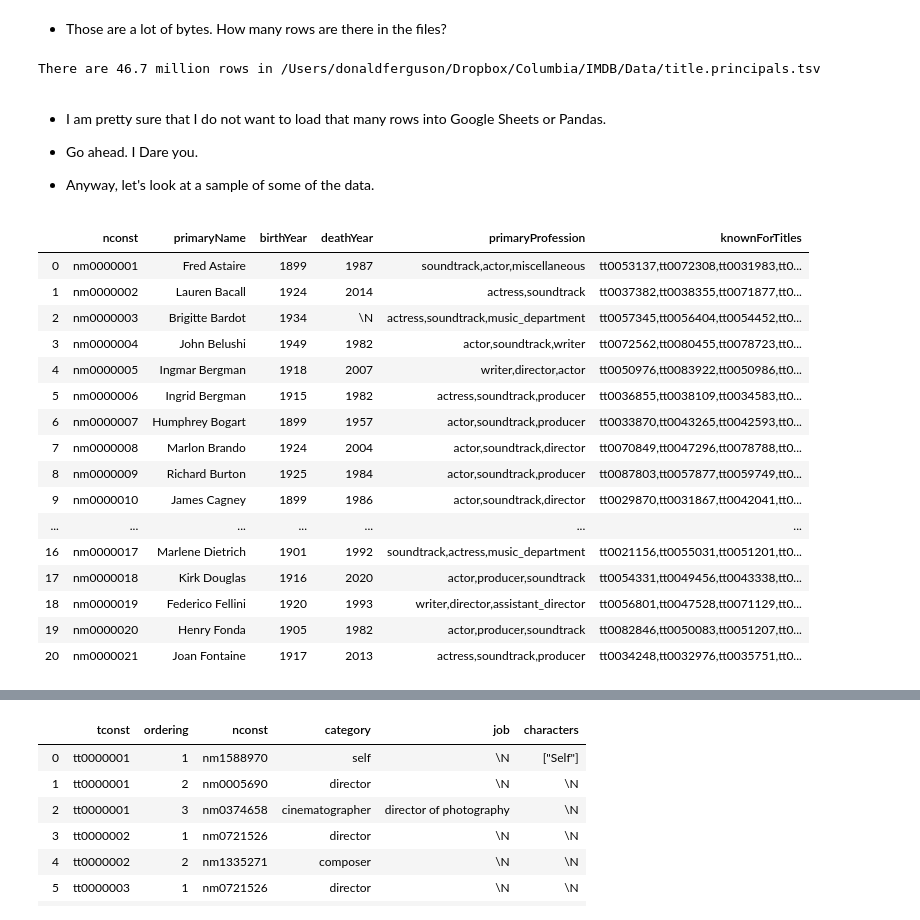
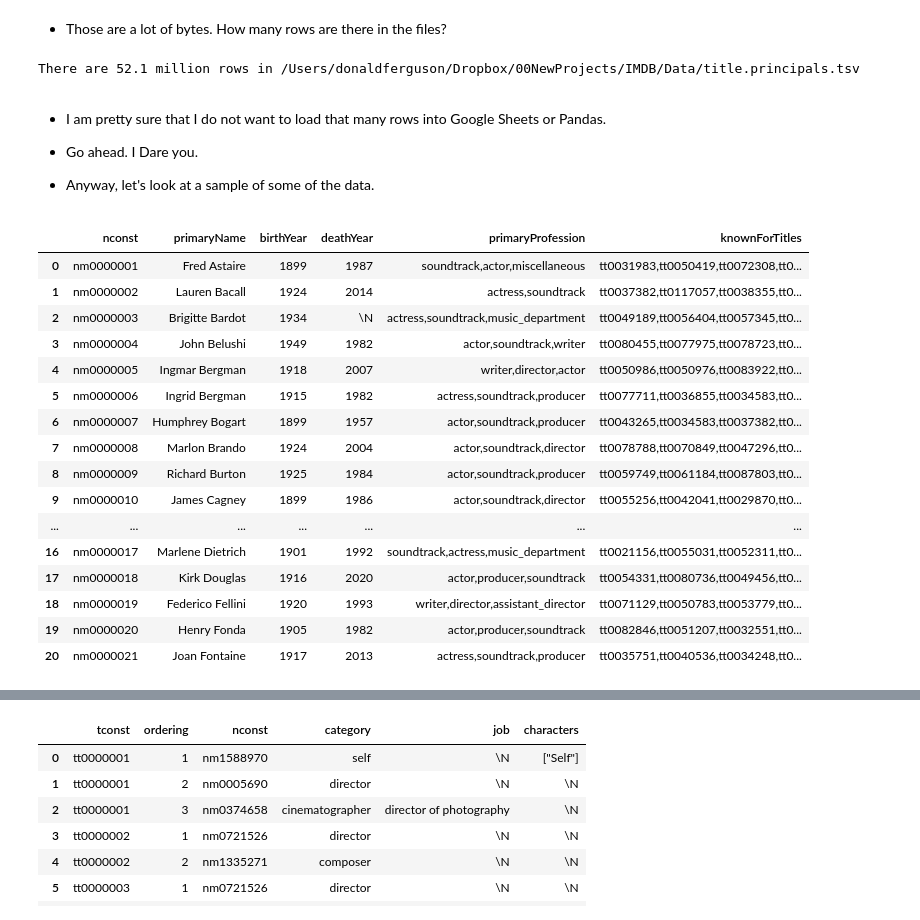
Before and after one commit to donald-f-ferguson/Intro-to-Databases-F22, a Jupyter notebook: Lectures/Lecture-2-ER_Relational_SQL_I/Lecture_2_ER_Relational_SQL.I.ipynb, the cells around one changed output, grey strips where cells are left out. Saved outputs shown, nothing was run; the diff lists cells and outputs as text; code cells hidden in the pictures.

```diff
--- a/Lectures/Lecture-2-ER_Relational_SQL_I/Lecture_2_ER_Relational_SQL.I.ipynb
+++ b/Lectures/Lecture-2-ER_Relational_SQL_I/Lecture_2_ER_Relational_SQL.I.ipynb
@@ -227,7 +249,7 @@ f_info_df
 import time
 import csv
 
-fn = "/Users/donaldferguson/Dropbox/Columbia/IMDB/Data/title.principals.tsv"
+fn = "/Users/donaldferguson/Dropbox/00NewProjects/IMDB/Data/title.principals.tsv"
 count = 0
 
 with open(fn, "r") as in_file:
@@ -242,7 +264,7 @@ count = round(count/1000000,1)
 
 print("There are", count, "million rows in", fn)
 # %% [output]
-There are 46.7 million rows in /Users/donaldferguson/Dropbox/Columbia/IMDB/Data/title.principals.tsv
+There are 52.1 million rows in /Users/donaldferguson/Dropbox/00NewProjects/IMDB/Data/title.principals.tsv
 # %% [markdown]
 - I am pretty sure that I do not want to load that many rows into Google Sheets or Pandas.
 
@@ -268,24 +290,24 @@ def peek_csv(fn, count):
     result = pd.DataFrame(result)
     return result
 # %%
-some_names = peek_csv("/Users/donaldferguson/Dropbox/Columbia/IMDB/Data/name.basics.tsv", 20)
+some_names = peek_csv("/Users/donaldferguson/Dropbox/00NewProjects/IMDB/Data/name.basics.tsv", 20)
 some_names
 # %% [output]
 |  | nconst | primaryName | birthYear | deathYear | primaryProfession | knownForTitles |
-| 0 | nm0000001 | Fred Astaire | 1899 | 1987 | soundtrack,actor,miscellaneous | tt0053137,tt0072308,tt0031983,tt0... |
-| 1 | nm0000002 | Lauren Bacall | 1924 | 2014 | actress,soundtrack | tt0037382,tt0038355,tt0071877,tt0... |
-| 2 | nm0000003 | Brigitte Bardot | 1934 | \N | actress,soundtrack,music_department | tt0057345,tt0056404,tt0054452,tt0... |
-| 3 | nm0000004 | John Belushi | 1949 | 1982 | actor,soundtrack,writer | tt0072562,tt0080455,tt0078723,tt0... |
-| 4 | nm0000005 | Ingmar Bergman | 1918 | 2007 | writer,director,actor | tt0050976,tt0083922,tt0050986,tt0... |
-| 5 | nm0000006 | Ingrid Bergman | 1915 | 1982 | actress,soundtrack,producer | tt0036855,tt0038109,tt0034583,tt0... |
-| 6 | nm0000007 | Humphrey Bogart | 1899 | 1957 | actor,soundtrack,producer | tt0033870,tt0043265,tt0042593,tt0... |
-| 7 | nm0000008 | Marlon Brando | 1924 | 2004 | actor,soundtrack,director | tt0070849,tt0047296,tt0078788,tt0... |
-| 8 | nm0000009 | Richard Burton | 1925 | 1984 | actor,soundtrack,producer | tt0087803,tt0057877,tt0059749,tt0... |
-| 9 | nm0000010 | James Cagney | 1899 | 1986 | actor,soundtrack,director | tt0029870,tt0031867,tt0042041,tt0... |
+| 0 | nm0000001 | Fred Astaire | 1899 | 1987 | soundtrack,actor,miscellaneous | tt0031983,tt0050419,tt0072308,tt0... |
+| 1 | nm0000002 | Lauren Bacall | 1924 | 2014 | actress,soundtrack | tt0037382,tt0117057,tt0038355,tt0... |
+| 2 | nm0000003 | Brigitte Bardot | 1934 | \N | actress,soundtrack,music_department | tt0049189,tt0056404,tt0057345,tt0... |
+| 3 | nm0000004 | John Belushi | 1949 | 1982 | actor,soundtrack,writer | tt0080455,tt0077975,tt0078723,tt0... |
+| 4 | nm0000005 | Ingmar Bergman | 1918 | 2007 | writer,director,actor | tt0050986,tt0050976,tt0083922,tt0... |
+| 5 | nm0000006 | Ingrid Bergman | 1915 | 1982 | actress,soundtrack,producer | tt0077711,tt0036855,tt0034583,tt0... |
+| 6 | nm0000007 | Humphrey Bogart | 1899 | 1957 | actor,soundtrack,producer | tt0043265,tt0034583,tt0037382,tt0... |
+| 7 | nm0000008 | Marlon Brando | 1924 | 2004 | actor,soundtrack,director | tt0078788,tt0070849,tt0047296,tt0... |
+| 8 | nm0000009 | Richard Burton | 1925 | 1984 | actor,soundtrack,producer | tt0059749,tt0061184,tt0087803,tt0... |
+| 9 | nm0000010 | James Cagney | 1899 | 1986 | actor,soundtrack,director | tt0055256,tt0042041,tt0029870,tt0... |
 | ... | ... | ... | ... | ... | ... | ... |
-| 16 | nm0000017 | Marlene Dietrich | 1901 | 1992 | soundtrack,actress,music_department | tt0021156,tt0055031,tt0051201,tt0... |
-| 17 | nm0000018 | Kirk Douglas | 1916 | 2020 | actor,producer,soundtrack | tt0054331,tt0049456,tt0043338,tt0... |
-| 18 | nm0000019 | Federico Fellini | 1920 | 1993 | writer,director,assistant_director | tt0056801,tt0047528,tt0071129,tt0... |
-| 19 | nm0000020 | Henry Fonda | 1905 | 1982 | actor,producer,soundtrack | tt0082846,tt0050083,tt0051207,tt0... |
-| 20 | nm0000021 | Joan Fontaine | 1917 | 2013 | actress,soundtrack,producer | tt0034248,tt0032976,tt0035751,tt0... |
+| 16 | nm0000017 | Marlene Dietrich | 1901 | 1992 | soundtrack,actress,music_department | tt0021156,tt0055031,tt0052311,tt0... |
+| 17 | nm0000018 | Kirk Douglas | 1916 | 2020 | actor,producer,soundtrack | tt0054331,tt0080736,tt0049456,tt0... |
+| 18 | nm0000019 | Federico Fellini | 1920 | 1993 | writer,director,assistant_director | tt0071129,tt0050783,tt0053779,tt0... |
+| 19 | nm0000020 | Henry Fonda | 1905 | 1982 | actor,producer,soundtrack | tt0082846,tt0051207,tt0032551,tt0... |
+| 20 | nm0000021 | Joan Fontaine | 1917 | 2013 | actress,soundtrack,producer | tt0035751,tt0040536,tt0034248,tt0... |
 # %%
```
Also changed, not shown: parts of 25 cells of this notebook, 7 other files.
